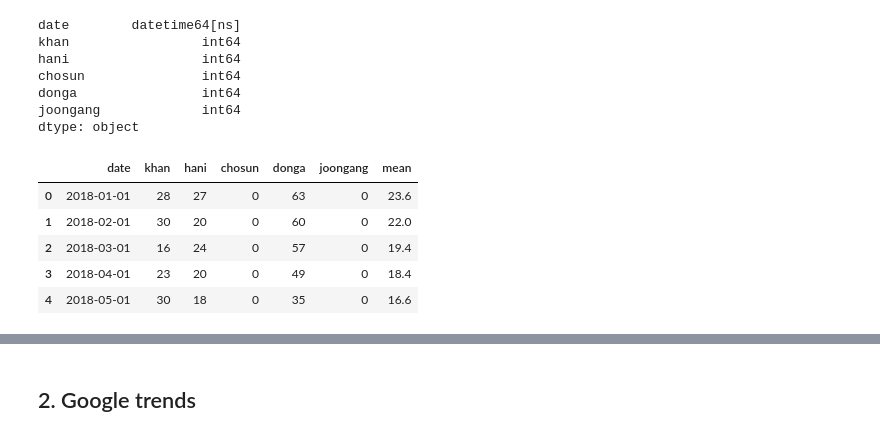
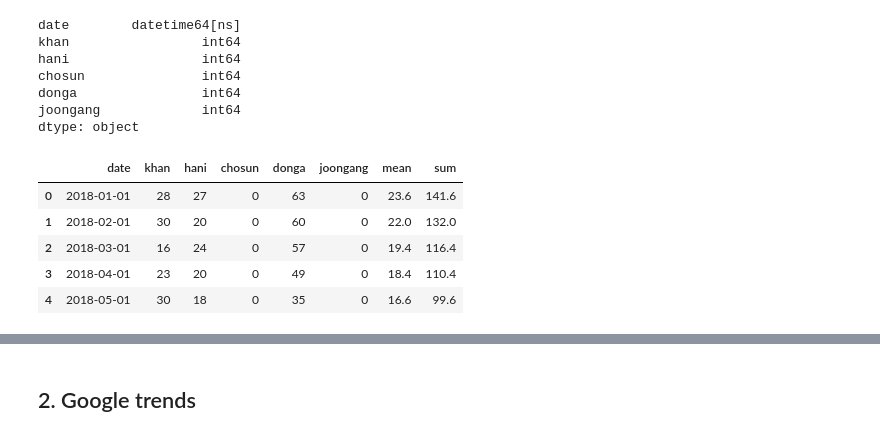
Before and after one commit to 2hyunie/qmss_thesis, a Jupyter notebook: Exploratory Data Analysis.ipynb, the cells around one changed output, grey strips where cells are left out. Saved outputs shown, nothing was run; the diff lists cells and outputs as text; code cells hidden in the pictures.

```diff
--- a/Exploratory Data Analysis.ipynb
+++ b/Exploratory Data Analysis.ipynb
@@ -101,13 +102,14 @@ chosun               int64
 donga                int64
 joongang             int64
 dtype: object
-# %%
-news['mean'] = news.mean(numeric_only=True, axis=1)
-news.head()
-# %% [output]
-|  | date | khan | hani | chosun | donga | joongang | mean |
-| 0 | 2018-01-01 | 28 | 27 | 0 | 63 | 0 | 23.6 |
-| 1 | 2018-02-01 | 30 | 20 | 0 | 60 | 0 | 22.0 |
-| 2 | 2018-03-01 | 16 | 24 | 0 | 57 | 0 | 19.4 |
-| 3 | 2018-04-01 | 23 | 20 | 0 | 49 | 0 | 18.4 |
-| 4 | 2018-05-01 | 30 | 18 | 0 | 35 | 0 | 16.6 |
+# %%
+news['mean'] = news.mean(numeric_only=True, axis=1)
+news['sum'] = news.sum(numeric_only=True, axis=1)
+news.head()
+# %% [output]
+|  | date | khan | hani | chosun | donga | joongang | mean | sum |
+| 0 | 2018-01-01 | 28 | 27 | 0 | 63 | 0 | 23.6 | 141.6 |
+| 1 | 2018-02-01 | 30 | 20 | 0 | 60 | 0 | 22.0 | 132.0 |
+| 2 | 2018-03-01 | 16 | 24 | 0 | 57 | 0 | 19.4 | 116.4 |
+| 3 | 2018-04-01 | 23 | 20 | 0 | 49 | 0 | 18.4 | 110.4 |
+| 4 | 2018-05-01 | 30 | 18 | 0 | 35 | 0 | 16.6 | 99.6 |
```
Also changed, not shown: parts of 19 cells of this notebook, 2 other files.
